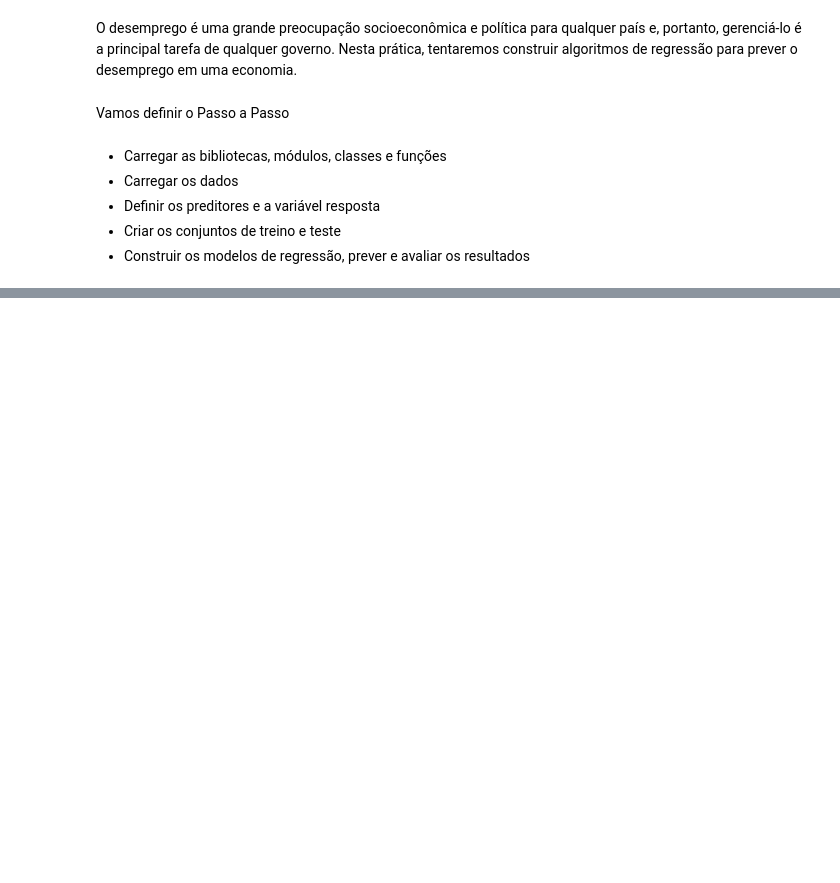
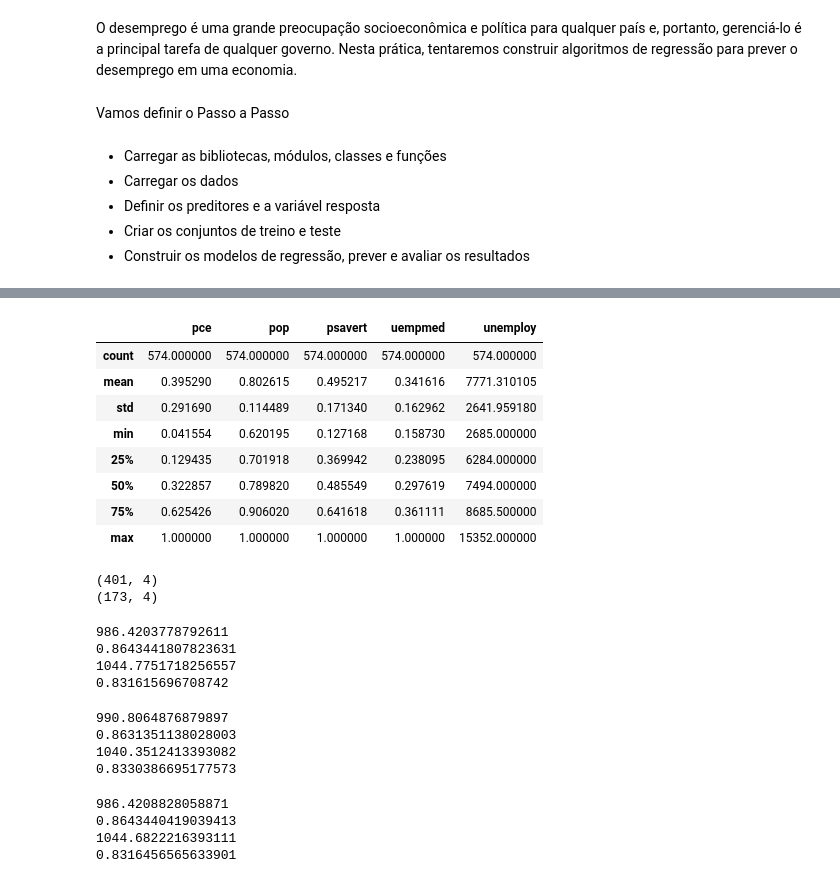
Before and after one commit to brondevitor/Python_Jorney, a Jupyter notebook: Regularização/Regularização I.ipynb, the cells around one changed output, grey strips where cells are left out. Drawn from its saved outputs; the diff is of its cells as text; code cells hidden in the pictures; blank space fills up the shorter version.

```diff
--- a/Regularização/Regularização I.ipynb
+++ b/Regularização/Regularização I.ipynb
@@ -205,0 +234,77 @@ O ElasticNet possui um parâmetro de peso entre Lasso e Ridge. É possível ajus
+# %%
+df.drop('Unnamed: 0' , axis=1,inplace =True)
+# %%
+target = ['unemploy']
+predictors = list(set(list(df.columns))-set(target))
+df[predictors] = df[predictors]/df[predictors].max()
+df.describe()
+# %% [output]
+|  | pce | pop | psavert | uempmed | unemploy |
+| count | 574.000000 | 574.000000 | 574.000000 | 574.000000 | 574.000000 |
+| mean | 0.395290 | 0.802615 | 0.495217 | 0.341616 | 7771.310105 |
+| std | 0.291690 | 0.114489 | 0.171340 | 0.162962 | 2641.959180 |
+| min | 0.041554 | 0.620195 | 0.127168 | 0.158730 | 2685.000000 |
+| 25% | 0.129435 | 0.701918 | 0.369942 | 0.238095 | 6284.000000 |
+| 50% | 0.322857 | 0.789820 | 0.485549 | 0.297619 | 7494.000000 |
+| 75% | 0.625426 | 0.906020 | 0.641618 | 0.361111 | 8685.500000 |
+| max | 1.000000 | 1.000000 | 1.000000 | 1.000000 | 15352.000000 |
+# %%
+#Criar os conjuntos de treino e teste
+X = df[predictors].values
+y = df[target].values
+
+X_train, X_test, y_train, y_test = train_test_split(X, y, test_size=0.30, random_state=40)
+print(X_train.shape); print(X_test.shape)
+# %% [output]
+(401, 4)
+(173, 4)
+# %%
+# Regressão linear
+lr = LinearRegression()
+lr.fit(X_train, y_train)
+
+# Avaliação Regressão Linear
+pred_train_lr= lr.predict(X_train)
+print(np.sqrt(mean_squared_error(y_train,pred_train_lr)))
+print(r2_score(y_train, pred_train_lr))
+
+pred_test_lr= lr.predict(X_test)
+print(np.sqrt(mean_squared_error(y_test,pred_test_lr)))
+print(r2_score(y_test, pred_test_lr))
+# %% [output]
+986.4203778792611
+0.8643441807823631
+1044.7751718256557
+0.831615696708742
+# %%
+# Ridge Regression
+rr = Ridge(alpha=0.01)
+rr.fit(X_train, y_train)
+pred_train_rr= rr.predict(X_train)
+print(np.sqrt(mean_squared_error(y_train,pred_train_rr)))
+print(r2_score(y_train, pred_train_rr))
+
+pred_test_rr= rr.predict(X_test)
+print(np.sqrt(mean_squared_error(y_test,pred_test_rr)))
+print(r2_score(y_test, pred_test_rr))
+# %% [output]
+990.8064876879897
+0.8631351138028003
+1040.3512413393082
+0.8330386695177573
+# %%
+# Lasso Regression
+model_lasso = Lasso(alpha=0.01)
+model_lasso.fit(X_train, y_train)
+pred_train_lasso= model_lasso.predict(X_train)
+print(np.sqrt(mean_squared_error(y_train,pred_train_lasso)))
+print(r2_score(y_train, pred_train_lasso))
+
+pred_test_lasso= model_lasso.predict(X_test)
+print(np.sqrt(mean_squared_error(y_test,pred_test_lasso)))
+print(r2_score(y_test, pred_test_lasso))
+# %% [output]
+986.4208828058871
+0.8643440419039413
+1044.6822216393111
+0.8316456565633901
```
Also changed, not shown: parts of 4 cells of this notebook, 1 other file.
